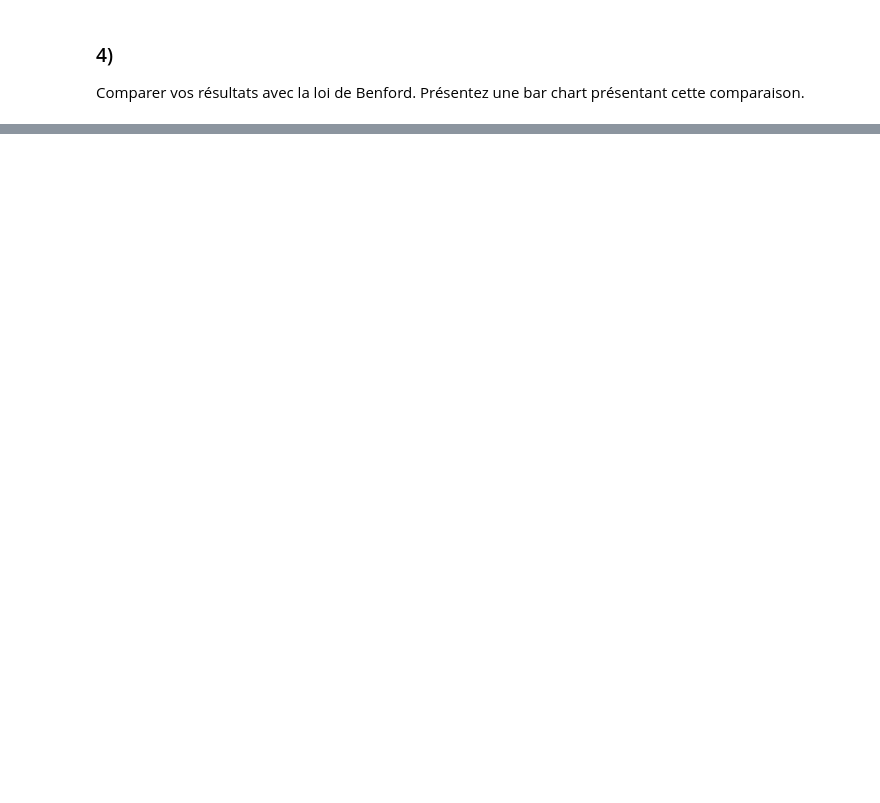
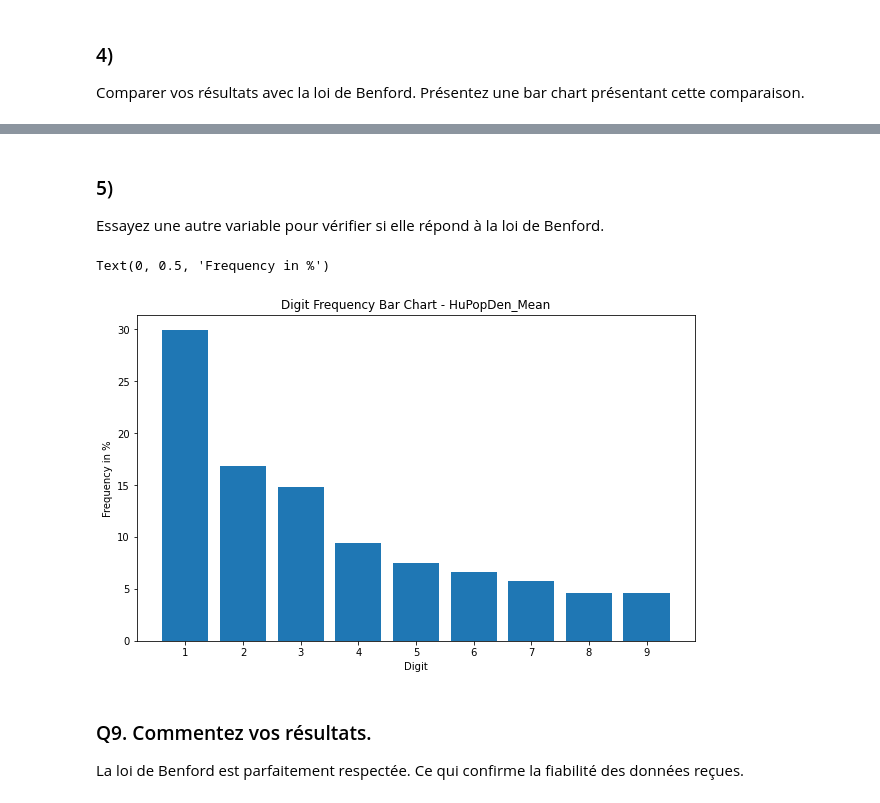
Before and after one commit to heig-vkaelin/isd, a Jupyter notebook: Labo3/ animaux.ipynb, the cells around one changed output, grey strips where cells are left out. Saved outputs shown, nothing was run; the diff lists cells and outputs as text; code cells hidden in the pictures; blank space fills up the shorter version.

```diff
--- a/Labo3/ animaux.ipynb
+++ b/Labo3/ animaux.ipynb
@@ -193,0 +202,29 @@ Todo
+# %% [markdown]
+### 5)
+Essayez une autre variable pour vérifier si elle répond à la loi de Benford.
+# %%
+from math import floor, log10
+
+# Nous avons dû utiliser une autre méthode pour isoler le chiffre significatif car certaines valeurs sont plus petites que 1,
+# contrairement aux valeurs de la masse corporelle utilisées précédemment. La méthode qui convertissait en chaîne de caractères
+# prenait donc faussement le 0 comme le chiffre significatif.
+
+huPopDen_mean = df.loc[(df['27-2_HuPopDen_Mean_n/km2'] > 0)]['27-2_HuPopDen_Mean_n/km2']
+most_significant_digits = [floor(x/(10**floor(log10(x)))) for x in huPopDen_mean]
+digits_frequency = pd.Series(most_significant_digits).value_counts()
+digits_frequency /= len(huPopDen_mean) * 0.01
+
+x = digits_frequency.keys()
+plt.figure(figsize=(10, 6))
+plt.bar(x, digits_frequency.values)
+plt.xticks(x)
+plt.title('Digit Frequency Bar Chart - HuPopDen_Mean')
+plt.xlabel('Digit')
+plt.ylabel('Frequency in %')
+# %% [output]
+Text(0, 0.5, 'Frequency in %')
+[figure, added]
+# %% [markdown]
+### Q9. Commentez vos résultats.
+
+La loi de Benford est parfaitement respectée. Ce qui confirme la fiabilité des données reçues.
```
Also changed, not shown: parts of 9 cells of this notebook, 1 other file.
